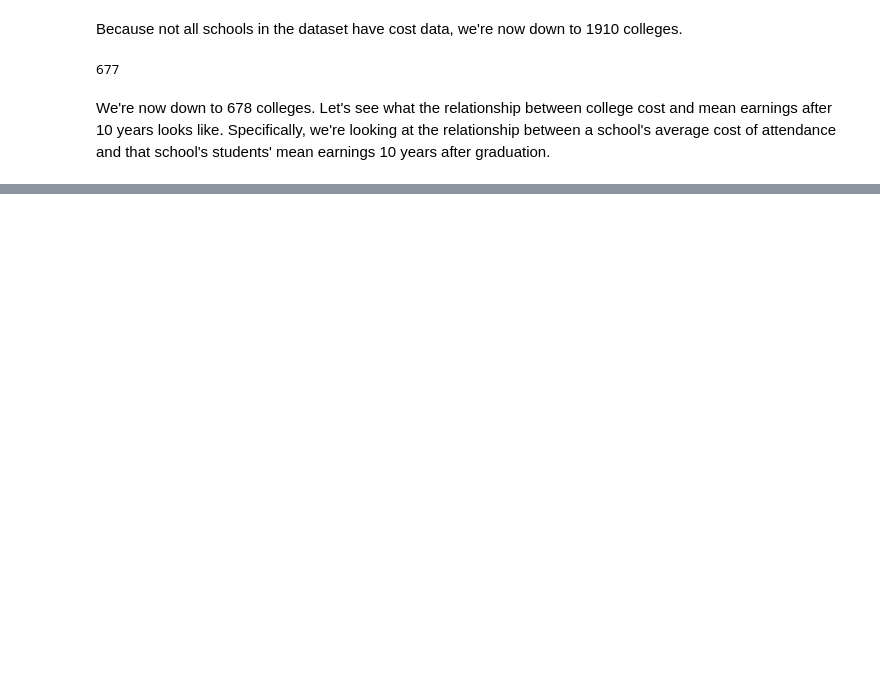
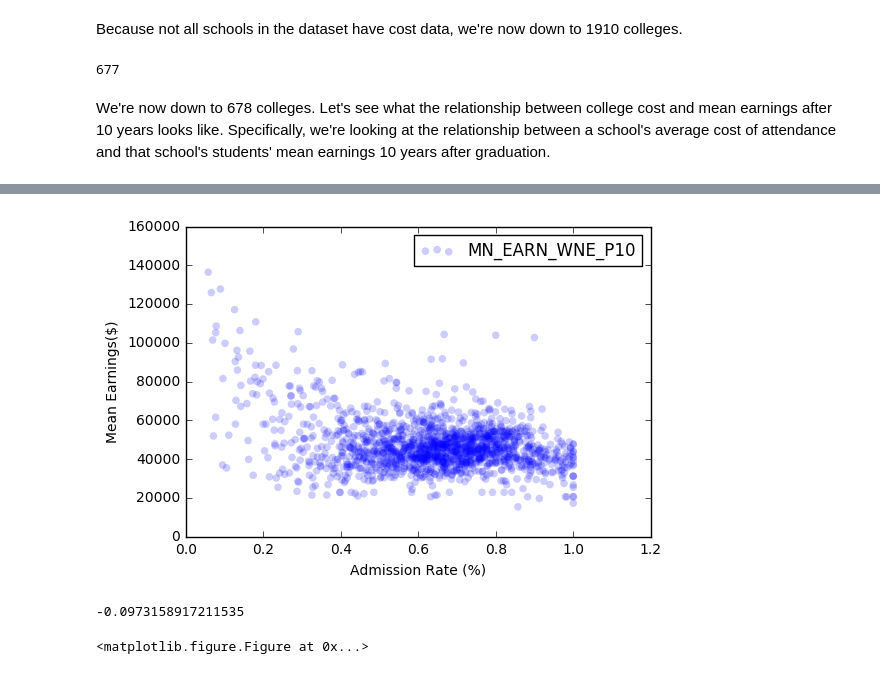
Before and after one commit to williamalu/data_science_college_scorecard, a Jupyter notebook: college_scorecard.ipynb, the cells around one changed output, grey strips where cells are left out. Drawn from its saved outputs; the diff is of its cells as text; code cells hidden in the pictures; blank space fills up the shorter version.

```diff
--- a/college_scorecard.ipynb
+++ b/college_scorecard.ipynb
@@ -96,0 +177,17 @@ thinkplot.Show(xlabel='Average Cost of Attendance ($)',
+# %%
+bachelors_earnings_adm = bachelors[pd.notnull(bachelors['MN_EARN_WNE_P10'])]
+bachelors_earnings_adm = bachelors_earnings_adm[bachelors_earnings_adm.MN_EARN_WNE_P10 != 'PrivacySuppressed']
+bachelors_earnings_adm = bachelors_earnings_adm[pd.notnull(bachelors_earnings_adm['ADM_RATE'])]
+# %%
+adm_rate = bachelors_earnings_adm.ADM_RATE
+earnings = bachelors_earnings_adm.MN_EARN_WNE_P10
+
+thinkplot.Scatter(adm_rate, earnings)
+thinkplot.Show(xlabel='Admission Rate (%)',
+               ylabel='Mean Earnings($)')
+
+SpearmanCorr(adm_rate, earnings)
+# %% [output]
+[figure, added]
+-0.0973158917211535
+<matplotlib.figure.Figure at 0x...>
```
Also changed, not shown: parts of 11 cells of this notebook.
